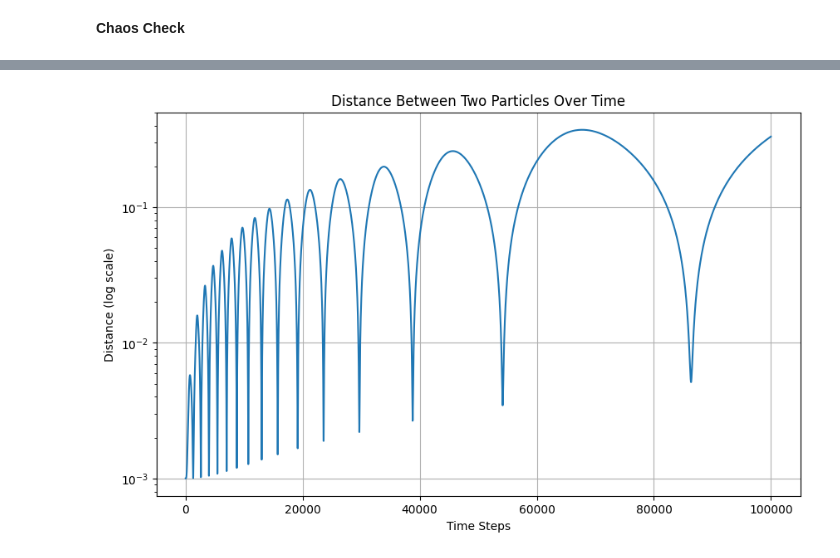
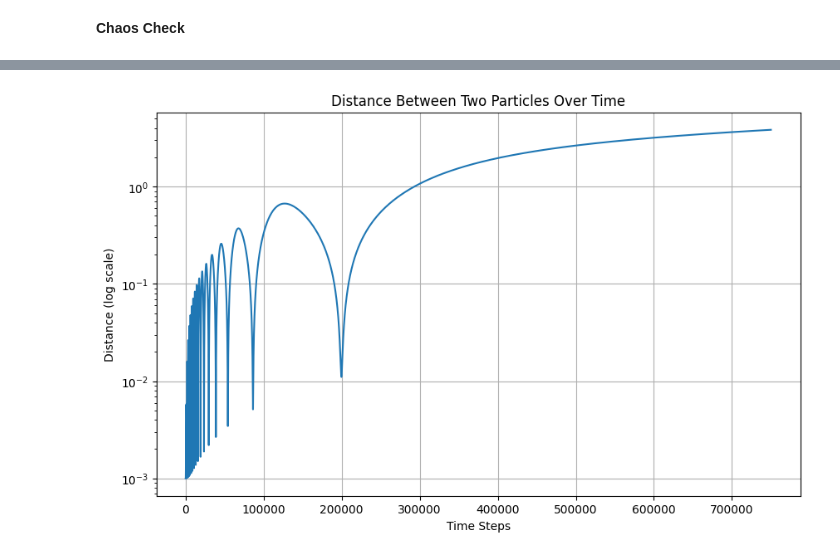
Before and after one commit to t0merez/Particle-Motion-Simulation, a Jupyter notebook: code_chaos.ipynb, the cells around one changed output, grey strips where cells are left out. Saved outputs shown, nothing was run; the diff lists cells and outputs as text; code cells hidden in the pictures.

```diff
--- a/code_chaos.ipynb
+++ b/code_chaos.ipynb
@@ -23,21 +9,21 @@ sim.plot_double_trajectory(particle_chaos_1, particle_chaos_2)
 # %%
 # Particle A: The Baseline
 particle_A = sim.Particle(
     position=[2.0, 0.0, 0.0],
     velocity=[0.0, 1500.0, 200.0],
     mass=1.0,
     charge=-1.0
 )
 
 # Particle B: The "Butterfly Effect" Test
 # Note the tiny 0.001 shift in the starting X position
 particle_B = sim.Particle(
     position=[2.001, 0.0, 0.0],
     velocity=[0.0, 1500.0, 200.0],
     mass=1.0,
     charge=-1.0
 )
-sim.calculateDistanceOverTime(particle_A, particle_B, steps = 100000)
+sim.calculateDistanceOverTime(particle_A, particle_B, steps = 750000)
 # %% [output]
-[figure, old version]
+[figure, new version]
 # %%
```
Also changed, not shown: parts of 10 cells of this notebook, 1 other file.
